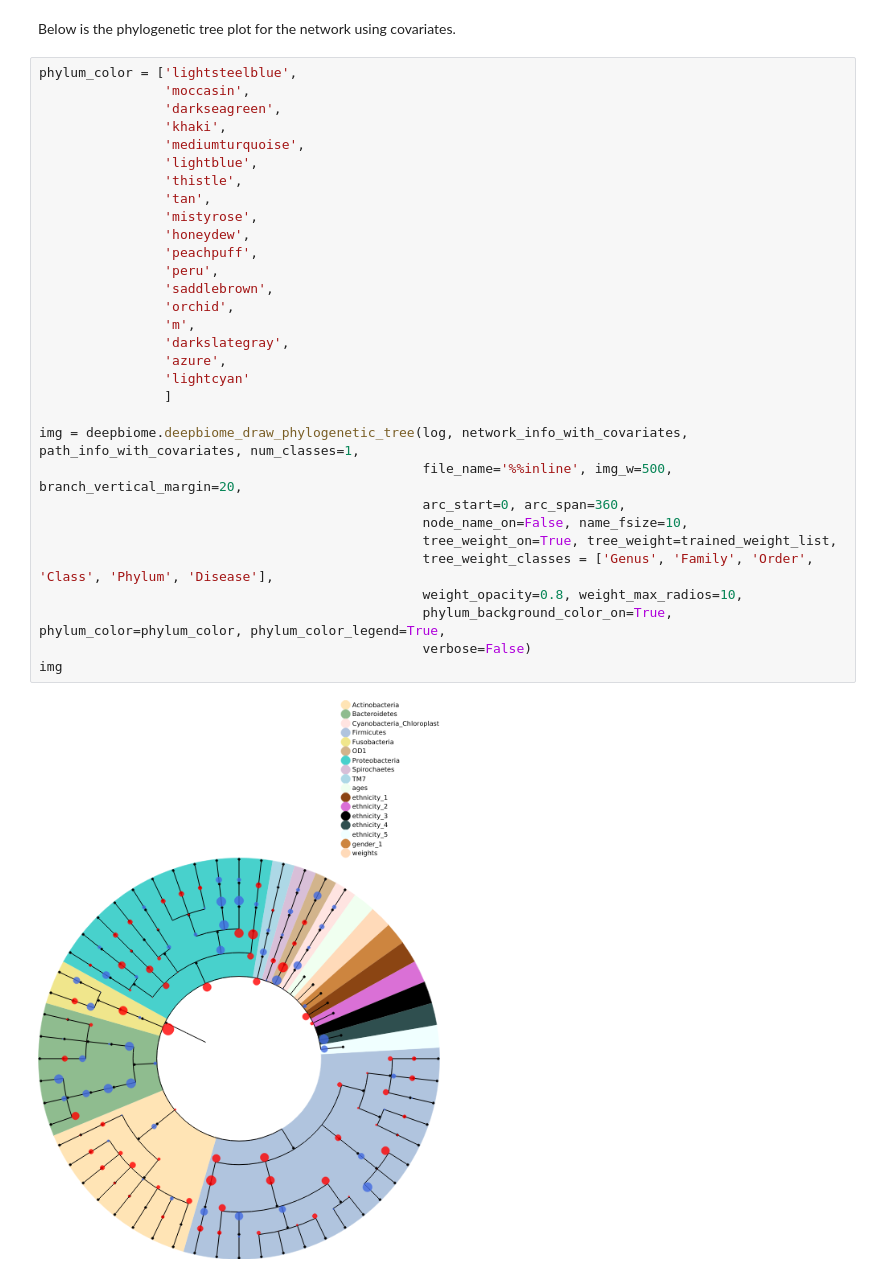
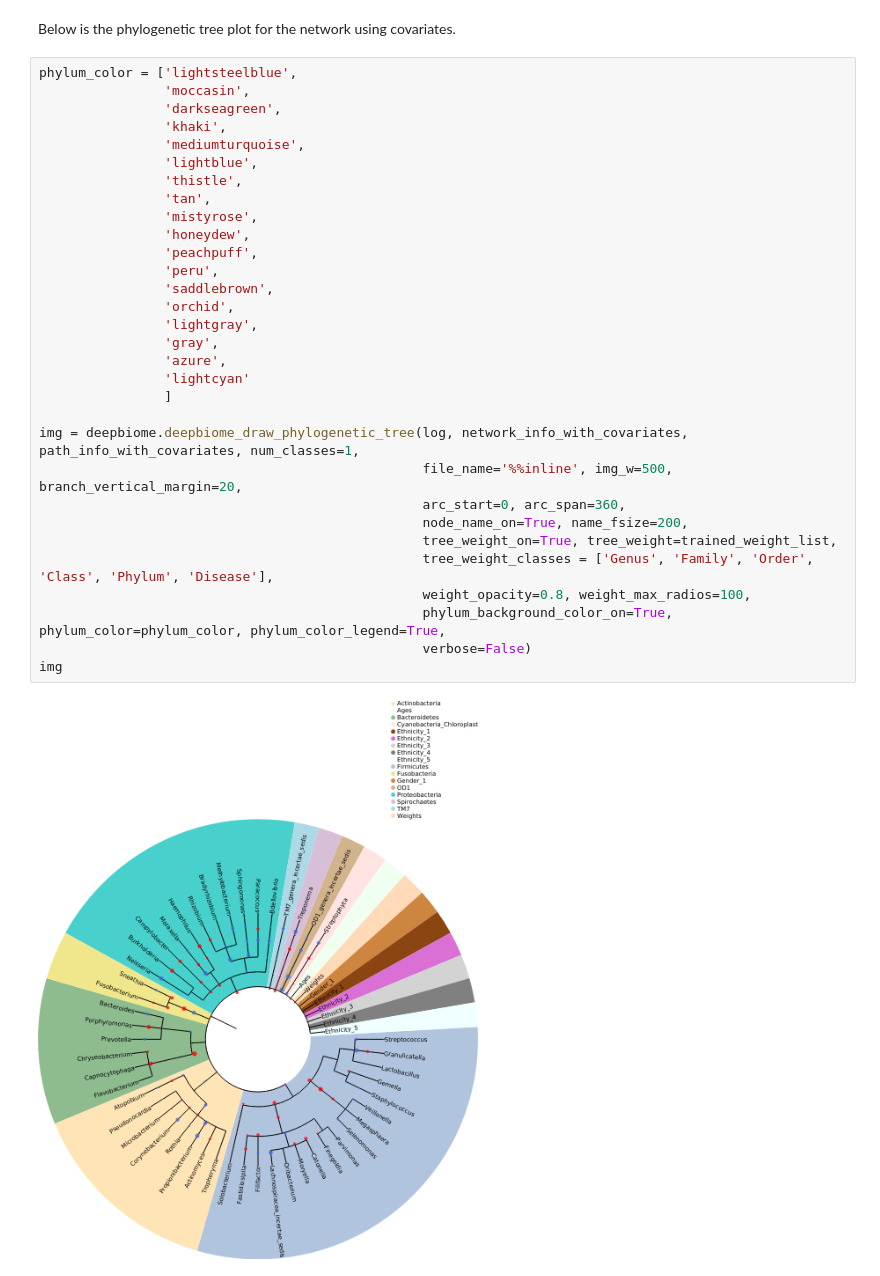
Before and after one commit to Young-won/deepbiome, a Jupyter notebook: docs/source/example_with_one_input_file.ipynb, the cells around one changed output. Cells and saved outputs as stored; diff of their text form.

Commit message:
minor update in plot

```diff
--- a/docs/source/example_with_one_input_file.ipynb
+++ b/docs/source/example_with_one_input_file.ipynb
@@ -1674,33 +1679,33 @@ Below is the phylogenetic tree plot for the network using covariates.
 # %%
 phylum_color = ['lightsteelblue',
                 'moccasin',
                 'darkseagreen',
                 'khaki',
                 'mediumturquoise',
                 'lightblue',
                 'thistle',
                 'tan',
                 'mistyrose',
                 'honeydew',
                 'peachpuff',
                 'peru',
                 'saddlebrown',
                 'orchid',
-                'm',
-                'darkslategray',
+                'lightgray',
+                'gray',
                 'azure',
                 'lightcyan'
                 ]
 
 img = deepbiome.deepbiome_draw_phylogenetic_tree(log, network_info_with_covariates, path_info_with_covariates, num_classes=1,
                                                  file_name='%%inline', img_w=500, branch_vertical_margin=20,
                                                  arc_start=0, arc_span=360,
-                                                 node_name_on=False, name_fsize=10,
+                                                 node_name_on=True, name_fsize=200,
                                                  tree_weight_on=True, tree_weight=trained_weight_list,
                                                  tree_weight_classes = ['Genus', 'Family', 'Order', 'Class', 'Phylum', 'Disease'],
-                                                 weight_opacity=0.8, weight_max_radios=10,
+                                                 weight_opacity=0.8, weight_max_radios=100,
                                                  phylum_background_color_on=True, phylum_color=phylum_color, phylum_color_legend=True,
                                                  verbose=False)
 img
 # %% [output]
-[figure, old version]
+[figure, new version]
```
Also changed, not shown: parts of 19 cells of this notebook, 3 other files.
